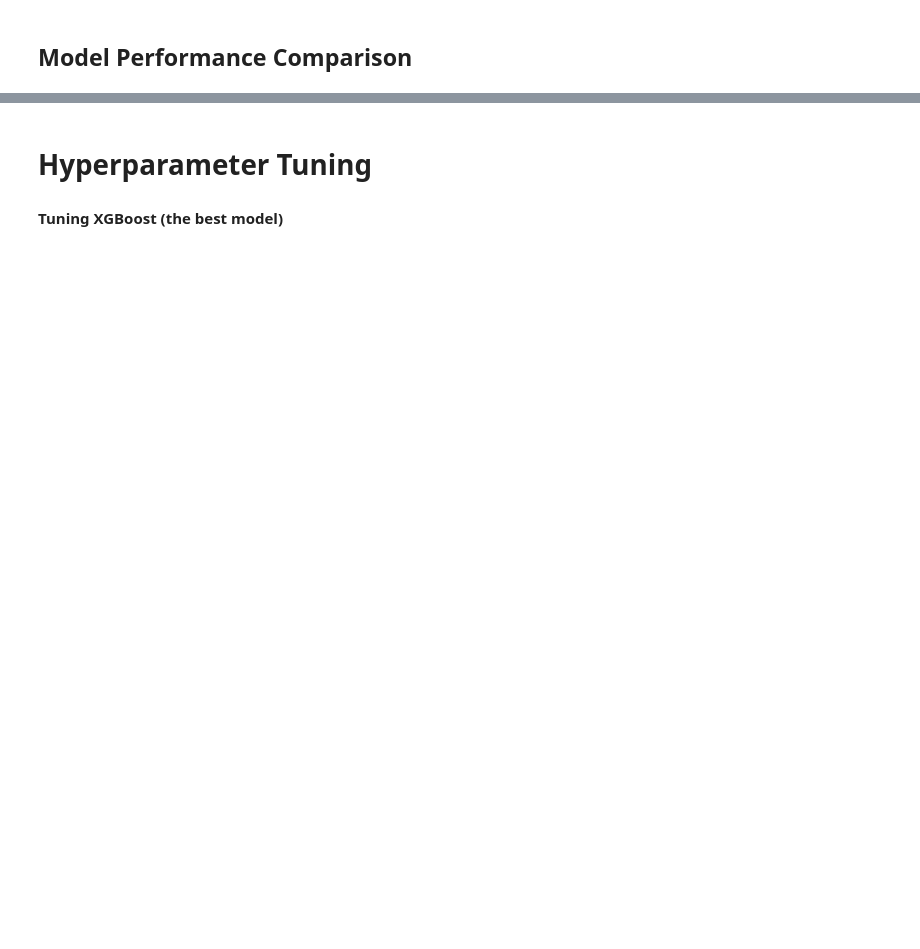
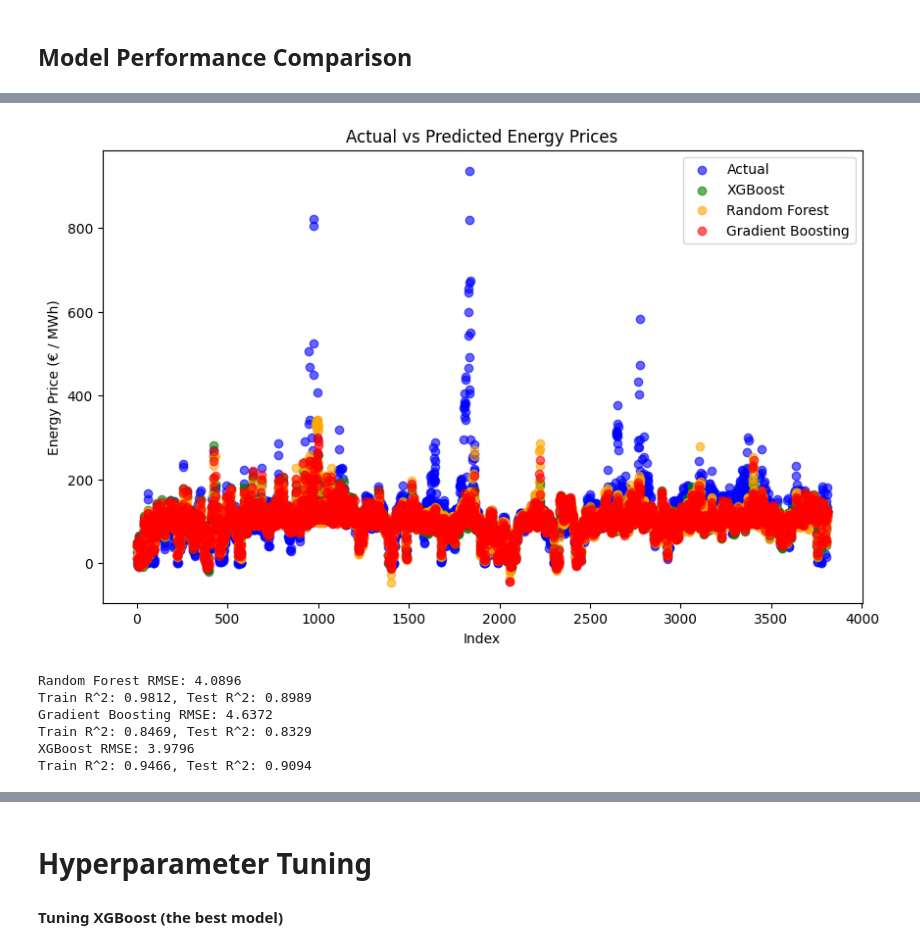
Before and after one commit to apostleoffinance/Energy-Price-Forecast, a Jupyter notebook: Notebooks/forecast_model.ipynb, the cells around one changed output, grey strips where cells are left out. Saved outputs shown, nothing was run; the diff lists cells and outputs as text; code cells hidden in the pictures; blank space fills up the shorter version.

```diff
--- a/Notebooks/forecast_model.ipynb
+++ b/Notebooks/forecast_model.ipynb
@@ -323,0 +355,65 @@ Model Performance Summary:
+# %%
+import matplotlib.pyplot as plt
+
+plt.figure(figsize=(10,6))
+plt.scatter(range(len(y_test)), y_test, color="blue", label="Actual", alpha=0.6)
+plt.scatter(range(len(y_test)), y_pred_xgb, color="green", label="XGBoost", alpha=0.6)
+plt.scatter(range(len(y_test)), y_pred_rf, color="orange", label="Random Forest", alpha=0.6)
+plt.scatter(range(len(y_test)), y_pred_gb, color="red", label="Gradient Boosting", alpha=0.6)
+plt.xlabel("Index")
+plt.ylabel("Energy Price (€ / MWh)")
+plt.title("Actual vs Predicted Energy Prices")
+plt.legend()
+plt.show()
+# %% [output]
+[figure, added]
+# %%
+from xgboost import XGBRegressor
+
+# Define target variable and features
+target = 'energy_price'  # Replace with actual target column
+# features = [
+#     'Renewable_demand_ratio', 'Conventional_vs_renewable', 'Grid balance', 'Fossil ratio',
+#     'Hydro_fossil_interaction', 'Rolling mean 24h', 'Hour of day', 'Month of year', 'Lag demand 1h',
+#     'Lead demand 1h', 'Wind-solar interaction', 'Solar wind ratio', 'Rolling std 24h',
+#     'Change_in_load_1h', 'Wind total'
+# ]
+
+features = [
+    "renewable_demand_ratio","conventional_vs_renewable","grid_balance","fossil_ratio",
+    "hydro_fossil_interaction","rolling_mean_24h","hour_of_day","month_of_year","lag_demand_1h",
+    "lead_demand_1h","wind_solar_interaction","solar_wind_ratio","rolling_std_24h",
+    "change_in_load_1h","wind_total"
+]
+
+X = df[features]
+y = df[target]
+
+# Split data into train and test sets
+X_train, X_test, y_train, y_test = train_test_split(X, y, test_size=0.2, random_state=42)
+
+# Train models
+models = {
+    "Random Forest": RandomForestRegressor(n_estimators=100, random_state=42),
+    "Gradient Boosting": GradientBoostingRegressor(n_estimators=100, learning_rate=0.1, random_state=42),
+    "XGBoost": XGBRegressor(n_estimators=100, learning_rate=0.1, random_state=42)
+}
+
+# Train and evaluate each model
+for name, model in models.items():
+    model.fit(X_train, y_train)
+    y_pred = model.predict(X_test)
+    rmse = np.sqrt(root_mean_squared_error(y_test, y_pred))
+    mae_gb = mean_absolute_error(y_test, y_pred_gb)
+    print(f"{name} RMSE: {rmse:.4f}")
+    # Evaluate
+    train_score = model.score(X_train, y_train)
+    test_score = model.score(X_test, y_test)
+    print(f"Train R^2: {train_score:.4f}, Test R^2: {test_score:.4f}")
+# %% [output]
+Random Forest RMSE: 4.0896
+Train R^2: 0.9812, Test R^2: 0.8989
+Gradient Boosting RMSE: 4.6372
+Train R^2: 0.8469, Test R^2: 0.8329
+XGBoost RMSE: 3.9796
+Train R^2: 0.9466, Test R^2: 0.9094
```
Also changed, not shown: parts of 10 cells of this notebook.
